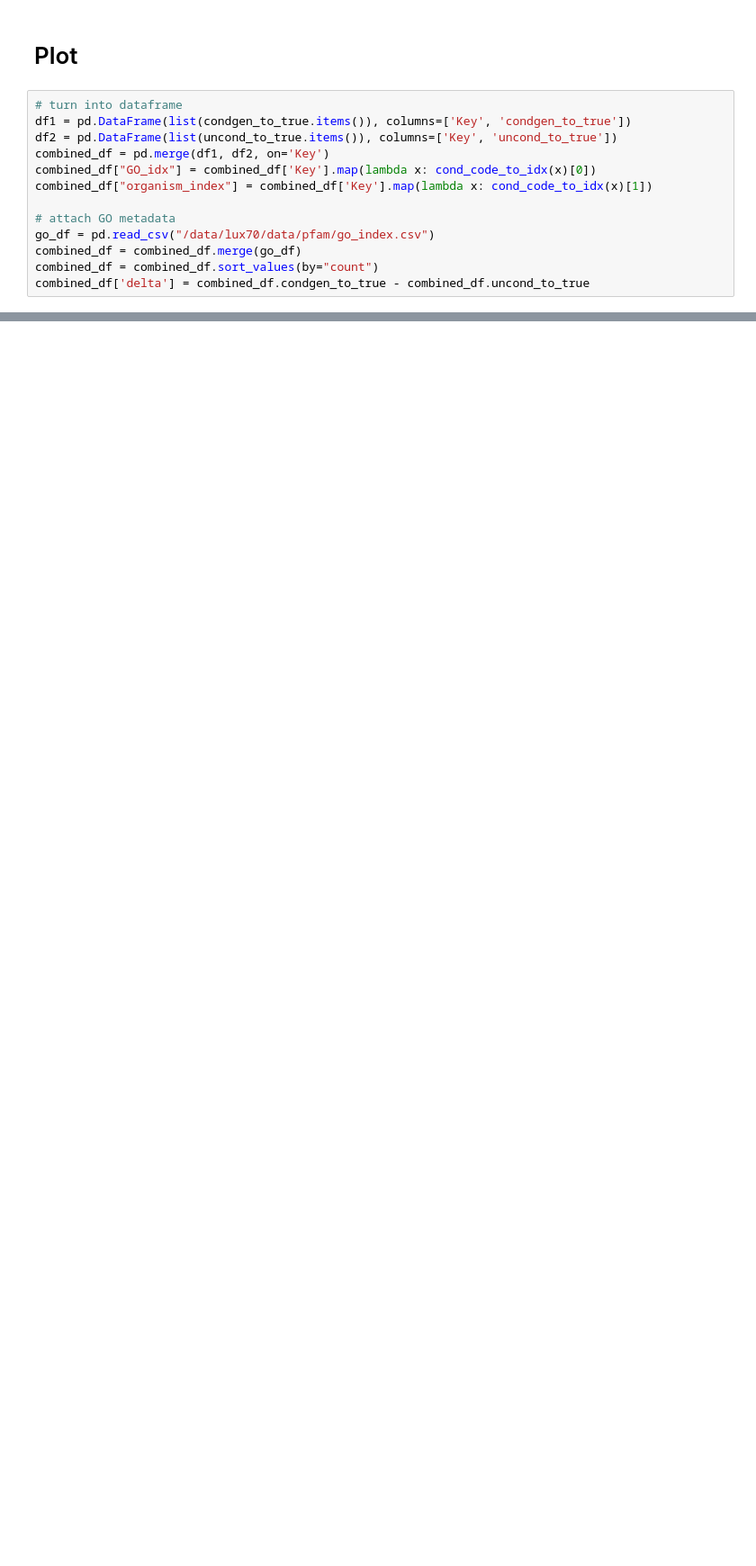
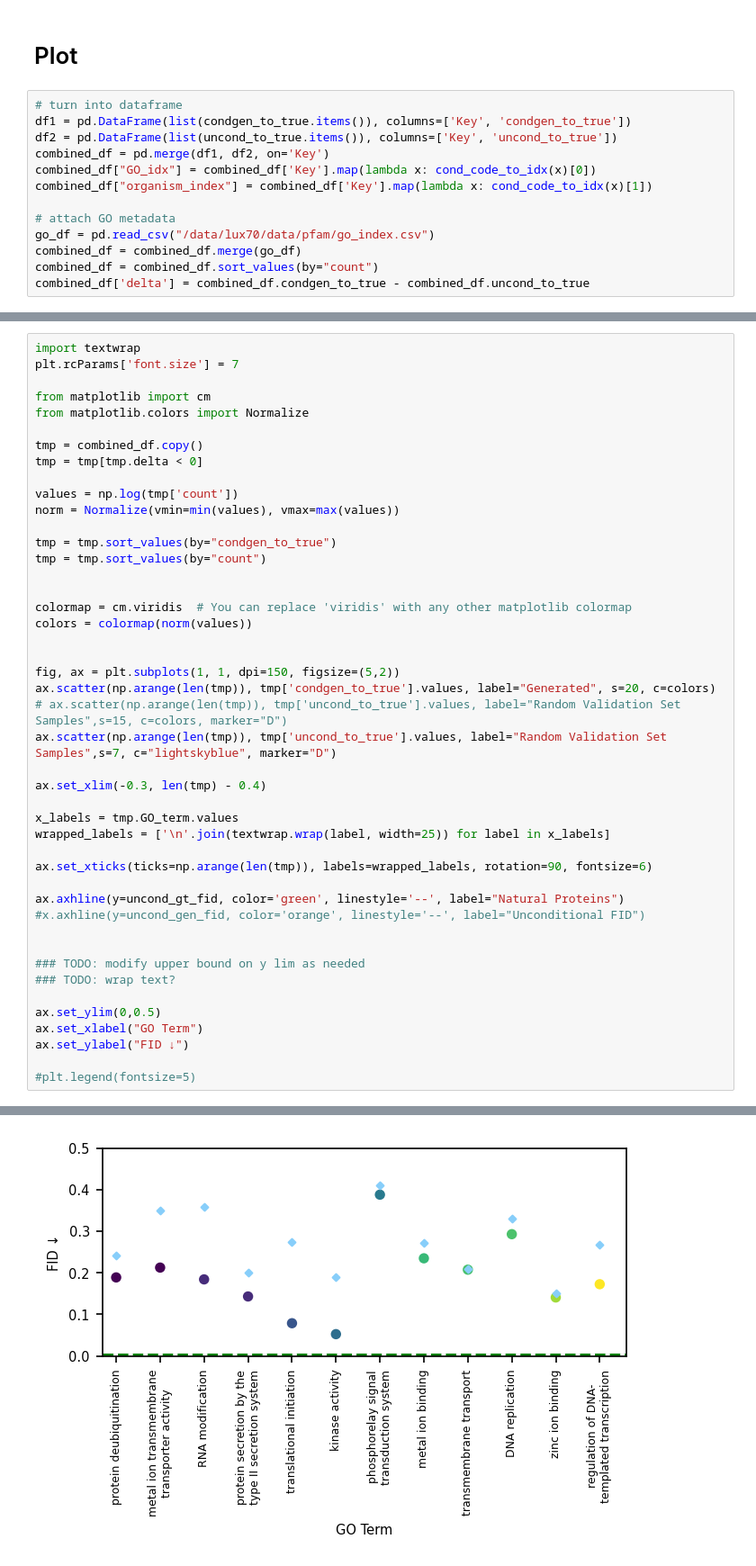
Before and after one commit to amyxlu/plaid-dev-distributed, a Jupyter notebook: notebooks/FIGURE_conditional_FID.ipynb, the cells around one changed output, grey strips where cells are left out. Shown at 90% size. Drawn from its saved outputs; the diff is of its cells as text; blank space fills up the shorter version.

```diff
--- a/notebooks/FIGURE_conditional_FID.ipynb
+++ b/notebooks/FIGURE_conditional_FID.ipynb
@@ -266,0 +250,46 @@ NameError: name 'uncond_gen_fid' is not defined
+# %%
+import textwrap
+plt.rcParams['font.size'] = 7
+
+from matplotlib import cm
+from matplotlib.colors import Normalize
+
+tmp = combined_df.copy()
+tmp = tmp[tmp.delta < 0]
+
+values = np.log(tmp['count'])
+norm = Normalize(vmin=min(values), vmax=max(values))
+
+tmp = tmp.sort_values(by="condgen_to_true")
+tmp = tmp.sort_values(by="count")
+
+
+colormap = cm.viridis  # You can replace 'viridis' with any other matplotlib colormap
+colors = colormap(norm(values))
+
+
+fig, ax = plt.subplots(1, 1, dpi=150, figsize=(5,2))
+ax.scatter(np.arange(len(tmp)), tmp['condgen_to_true'].values, label="Generated", s=20, c=colors)
+# ax.scatter(np.arange(len(tmp)), tmp['uncond_to_true'].values, label="Random Validation Set Samples",s=15, c=colors, marker="D")
+ax.scatter(np.arange(len(tmp)), tmp['uncond_to_true'].values, label="Random Validation Set Samples",s=7, c="lightskyblue", marker="D")
+
+ax.set_xlim(-0.3, len(tmp) - 0.4)
+
+x_labels = tmp.GO_term.values
+wrapped_labels = ['\n'.join(textwrap.wrap(label, width=25)) for label in x_labels]
+
+ax.set_xticks(ticks=np.arange(len(tmp)), labels=wrapped_labels, rotation=90, fontsize=6)
+
+ax.axhline(y=uncond_gt_fid, color='green', linestyle='--', label="Natural Proteins")
+#x.axhline(y=uncond_gen_fid, color='orange', linestyle='--', label="Unconditional FID")
+
+
+### TODO: modify upper bound on y lim as needed
+### TODO: wrap text?
+
+ax.set_ylim(0,0.5)
+ax.set_xlabel("GO Term")
+ax.set_ylabel("FID ↓")
+
+#plt.legend(fontsize=5)
+# %% [output]
@@ -267,2 +297,3 @@ NameError: name 'uncond_gen_fid' is not defined
+[figure, added]
 # %%
 " ".join(combined_df[combined_df.delta < 0].Key.values)
```
Also changed, not shown: parts of 17 cells of this notebook, 19 other files.
